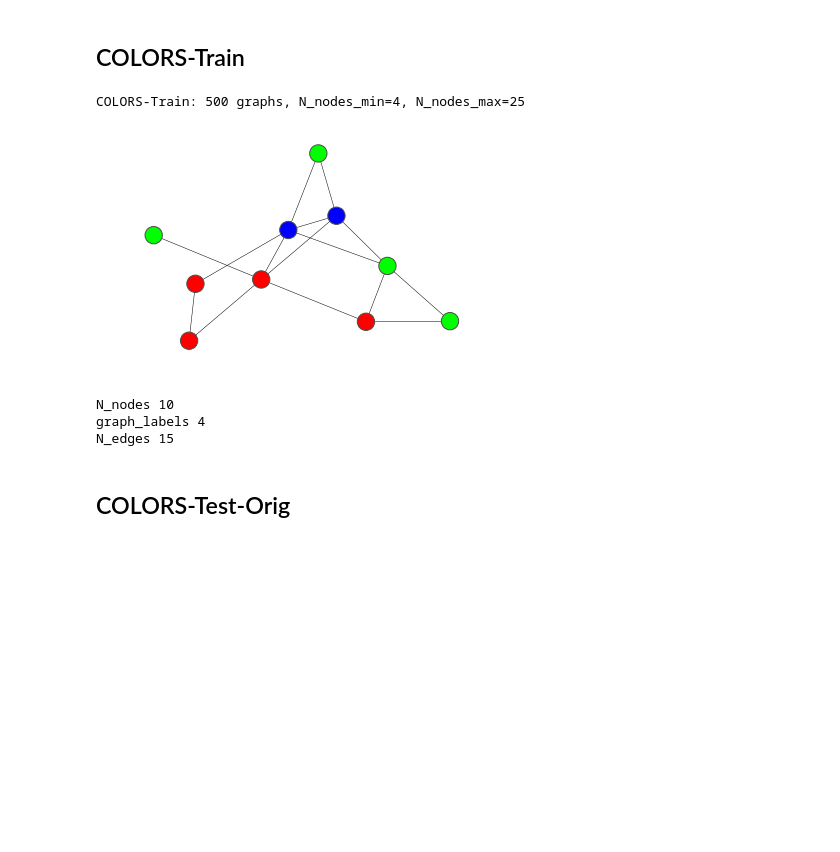
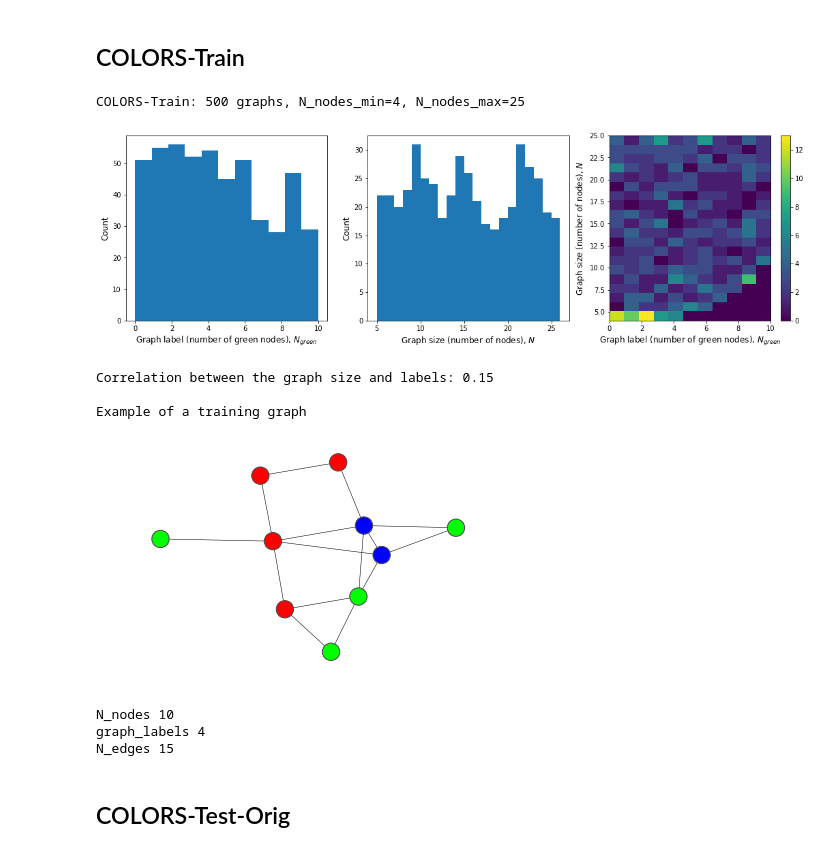
Before and after one commit to bknyaz/graph_attention_pool, a Jupyter notebook: graphs_visualize.ipynb, the cells around one changed output. Drawn from its saved outputs; the diff is of its cells as text; code cells hidden in the pictures; blank space fills up the shorter version.

```diff
--- a/graphs_visualize.ipynb
+++ b/graphs_visualize.ipynb
@@ -15,32 +16,71 @@ print(test_data.keys(), len(test_data['graph_labels']))
 # %% [output]
 dict_keys(['Adj_matrices', 'GT_attn', 'graph_labels', 'node_features', 'N_edges']) 500
 dict_keys(['Adj_matrices', 'GT_attn', 'graph_labels', 'node_features', 'N_edges']) 7500
+# %%
+def copy_data(data, idx):
+    data_new = {}
+    for key in data:
+        data_new[key] = copy.deepcopy([data[key][i] for i in idx])
+        if key in ['graph_labels', 'N_edges']:
+            data_new[key] = np.array(data_new[key]).astype(np.int32)
+        #print(key, len(data_new[key]))
+
+    return data_new
+
+def plot_hist(data):
+    shapes = np.array([A.shape[0] for A in data['Adj_matrices']])
+    plt.figure(figsize=(18, 5))
+    plt.subplot(131)
+    label_bins = len(np.unique(data['graph_labels']))
+    plt.hist(data['graph_labels'], bins=label_bins)
+    plt.xlabel(r'Graph label (number of green nodes), $N_{green}$', fontsize=12)
+    plt.ylabel('Count', fontsize=12)
+    plt.subplot(132)
+    plt.hist(shapes, bins=np.unique(shapes)+1)
+    plt.xlabel(r'Graph size (number of nodes), $N$', fontsize=12)
+    plt.ylabel('Count', fontsize=12)
+    plt.subplot(133)
+    plt.hist2d(data['graph_labels'], shapes, bins=[label_bins, 20])
+    plt.xlabel(r'Graph label (number of green nodes), $N_{green}$', fontsize=12)
+    plt.ylabel(r'Graph size (number of nodes), $N$', fontsize=12)
+    plt.colorbar()
+    plt.show()
+    print('Correlation between the graph size and labels: %.2f' %
+          np.corrcoef(data['graph_labels'], shapes)[0,1])
 # %% [markdown]
 ## COLORS-Train
 # %%
 shapes = np.array([A.shape[0] for A in train_data['Adj_matrices']])
 print('COLORS-Train: {} graphs, N_nodes_min={}, N_nodes_max={}'.format(len(shapes), shapes.min(), shapes.max()))
+
+plot_hist(train_data)
+
+print('\nExample of a training graph')
 idx = np.where((shapes == 10) & (train_data['graph_labels'] == 4))[0]
 for i, ind in enumerate(idx[1:2]):
     G = nx.from_numpy_array(train_data['Adj_matrices'][ind])
     fig = plt.figure()
     nx.draw_networkx(G, node_color=train_data['node_features'][ind],
                      with_labels=False, width=0.5, edgecolors=[0.3, 0.3, 0.3, 0.1])
     plt.axis('off')
     plt.show()
     print('N_nodes %d' % train_data['Adj_matrices'][ind].shape[0])
     for key in train_data:
         if isinstance(train_data[key][ind], np.ndarray):
             #print(key, '\n', train_data[key][ind].astype(np.int32))
             pass
         else:
             print(key, train_data[key][ind])
 # %% [output]
 COLORS-Train: 500 graphs, N_nodes_min=4, N_nodes_max=25
-[figure, old version]
+[figure, new version]
-N_nodes 10
-graph_labels 4
-N_edges 15
+Correlation between the graph size and labels: 0.15
+
+Example of a training graph
+[figure, added]
+N_nodes 10
+graph_labels 4
+N_edges 15
 # %% [markdown]
 ## COLORS-Test-Orig
 # %%
```
Also changed, not shown: parts of 4 cells of this notebook, 3 other files.
